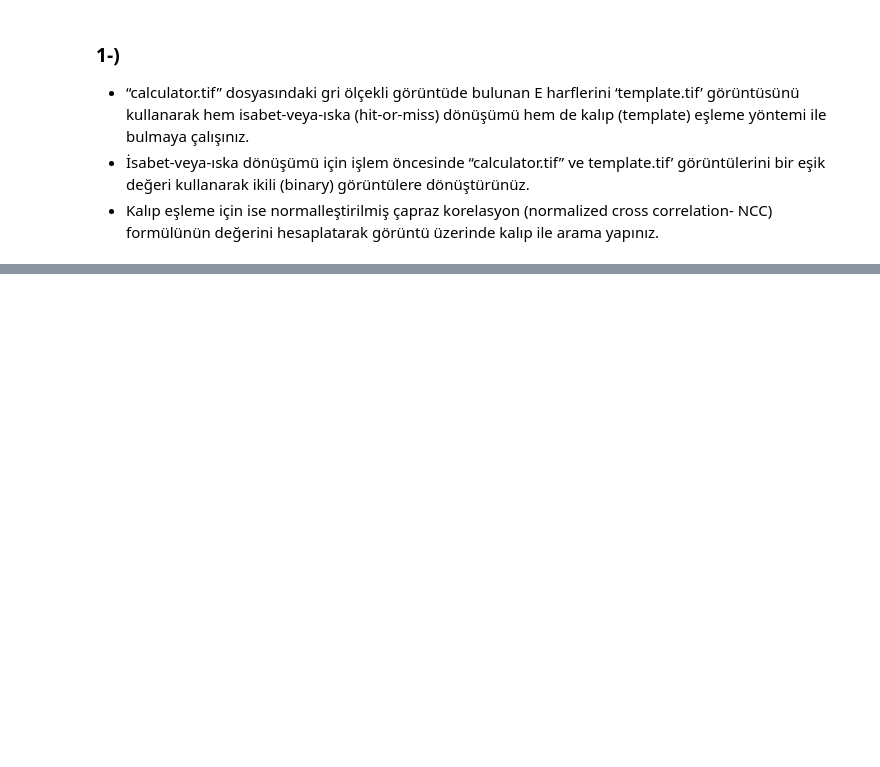
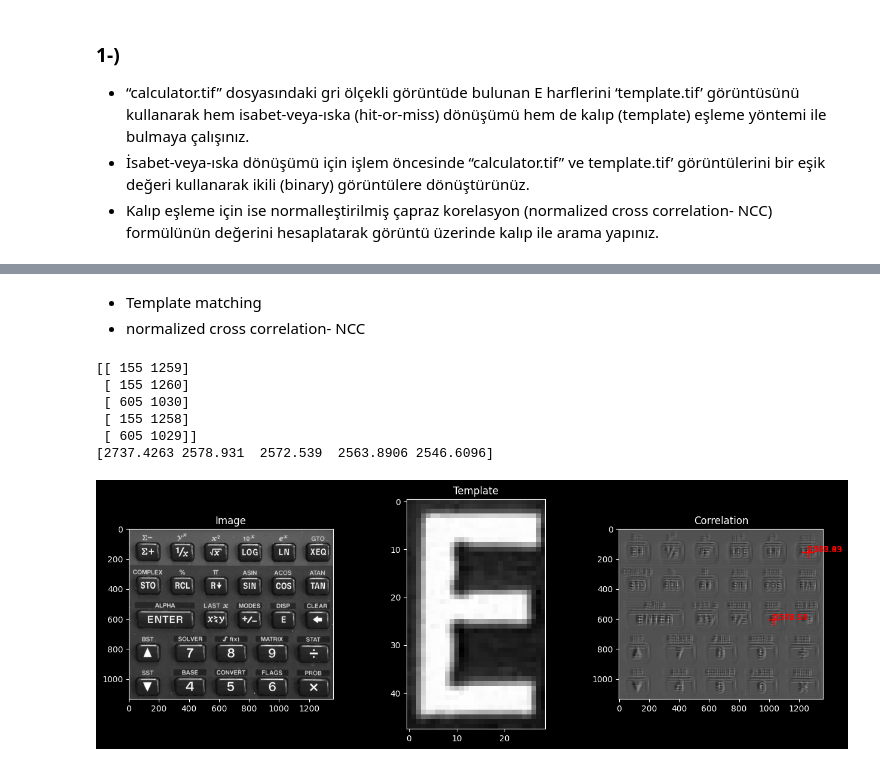
Before and after one commit to melihozaydin/MSc_Projects, a Jupyter notebook: BM5113 - Bilgisayarla Görme/hw2/ödev2.1.ipynb, the cells around one changed output, grey strips where cells are left out. Saved outputs shown, nothing was run; the diff lists cells and outputs as text; code cells hidden in the pictures; blank space fills up the shorter version.

```diff
--- a/BM5113 - Bilgisayarla Görme/hw2/ödev2.1.ipynb
+++ b/BM5113 - Bilgisayarla Görme/hw2/ödev2.1.ipynb
@@ -22,0 +20,60 @@ Error:
+# %% [markdown]
+- Template matching
+- normalized cross correlation- NCC
+# %%
+def largest_indices(ary, n):
+    """Returns the n largest indices from a numpy array."""
+    flat = ary.flatten()
+    indices = np.argpartition(flat, -n)[-n:]
+    indices = indices[np.argsort(-flat[indices])]
+    indices = np.dstack(np.unravel_index(indices, ary.shape)).squeeze()
+    return indices
+
+# apply template matching using only normalized cross correlation numpy only
+# https://docs.opencv.org/3.4/d4/dc6/tutorial_py_template_matching.html
+def template_matching(img, template_img, top_n=2):
+    template_img = template_img.astype(np.float32)
+    img = img.astype(np.float32)
+
+    # normalize
+    template_img = (template_img - np.mean(template_img)) / np.std(template_img)
+    img = (img - np.mean(img)) / np.std(img)
+
+    # template matching
+    # https://docs.scipy.org/doc/scipy/reference/generated/scipy.signal.correlate2d.html
+    from scipy.signal import correlate2d
+    corr = correlate2d(img, template_img, mode='same', boundary='symm')
+
+    # plot
+    fig, axes = plt.subplots(1, 3, figsize=(15,5))
+    axes[0].imshow(img, cmap='gray')
+    axes[0].set_title("Image")
+    axes[1].imshow(template_img, cmap='gray')
+    axes[1].set_title("Template")
+    axes[2].imshow(corr, cmap='gray')
+    axes[2].set_title("Correlation")
+
+    # find top mathces
+    match_idxs = largest_indices(corr, top_n)
+    match_vals = corr[match_idxs[:,0], match_idxs[:,1]]
+
+    print(match_idxs)
+    print(match_vals)
+
+    # draw the matches
+    for idx in match_idxs:
+        # write the value of the match
+        axes[2].text(idx[1], idx[0], f'{corr[idx[0], idx[1]]:.2f}', color='r')
+        # draw a red circle on the image
+        axes[2].plot(idx[1], idx[0], 'r+', markersize=15)
+    plt.show()
+
+template_matching(img, template_img, top_n=5)
+# %% [output]
+[[ 155 1259]
+ [ 155 1260]
+ [ 605 1030]
+ [ 155 1258]
+ [ 605 1029]]
+[2737.4263 2578.931  2572.539  2563.8906 2546.6096]
+[figure, added]
```
Also changed, not shown: parts of 3 cells of this notebook, 4 other files.
